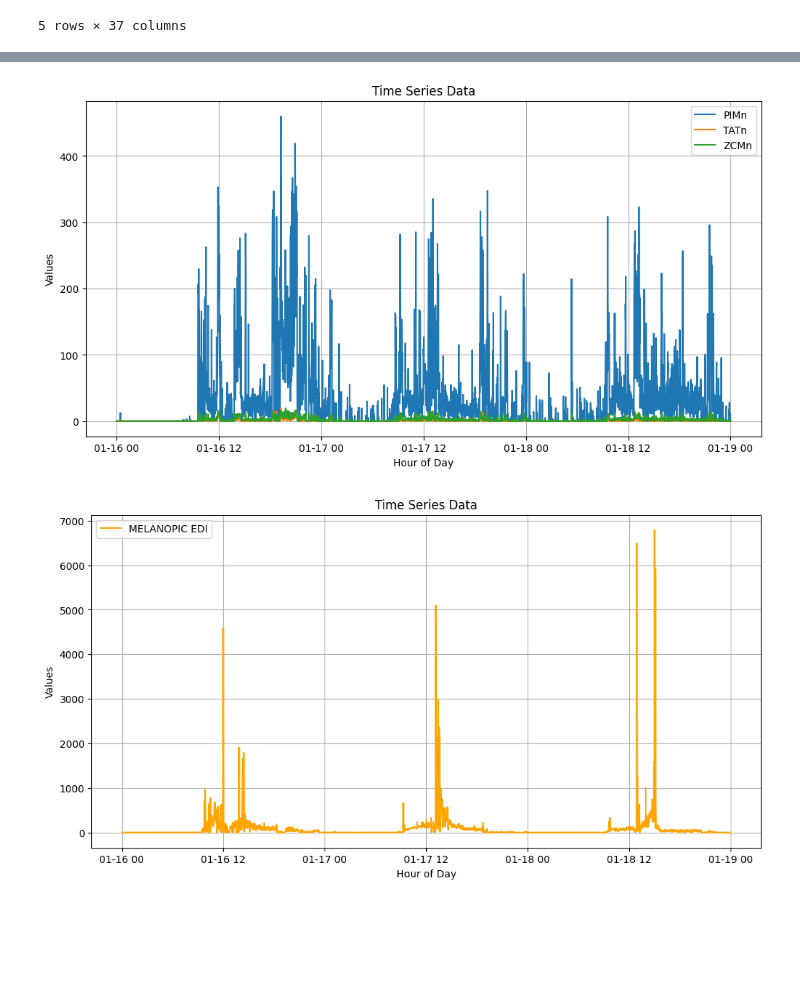
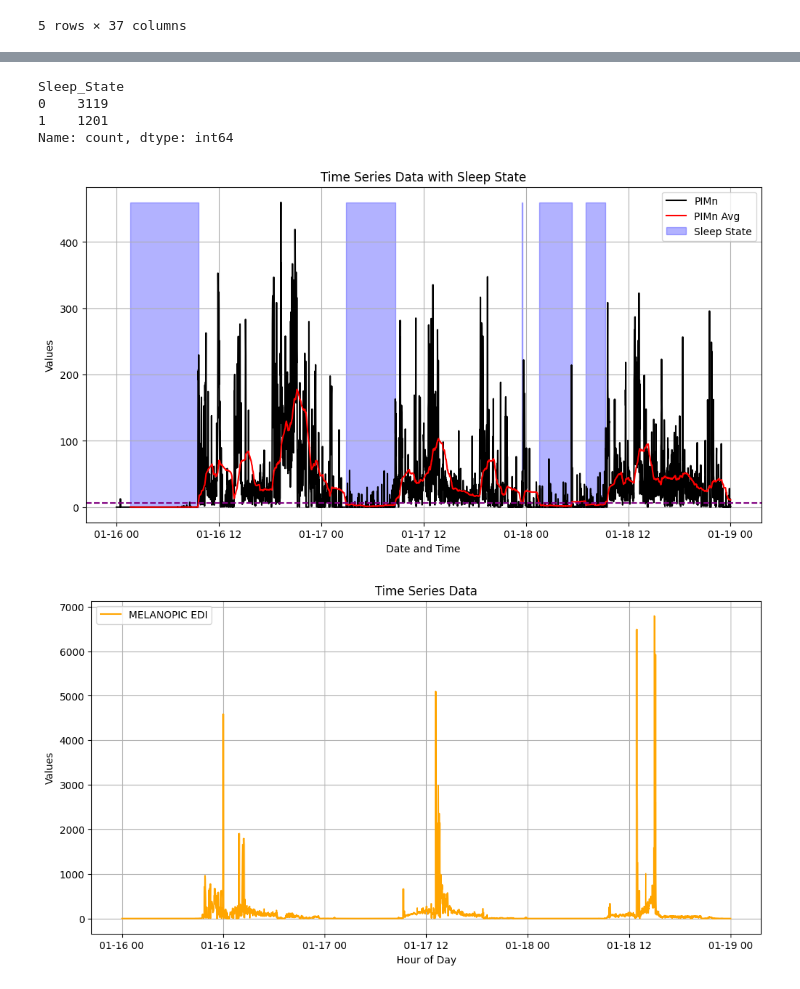
Before and after one commit to arahjou/ActLumus_plotter, a Jupyter notebook: test.ipynb, the cells around one changed output, grey strips where cells are left out. Cells and saved outputs as stored; diff of their text form; code cells hidden in the pictures; blank space fills up the shorter version.

```diff
--- a/test.ipynb
+++ b/test.ipynb
@@ -439,18 +440,33 @@ plt.show()
-# %%
-import matplotlib.pyplot as plt
-
-plt.figure(figsize=(12, 6))
-plt.plot(df_subset['DATE/TIME'], df_subset['PIMn'], label='PIMn')
-plt.plot(df_subset['DATE/TIME'], df_subset['TATn'], label='TATn')
-plt.plot(df_subset['DATE/TIME'], df_subset['ZCMn'], label='ZCMn')
-plt.xlabel('Hour of Day')
-plt.ylabel('Values')
-plt.title('Time Series Data')
-plt.legend()
-plt.grid()
-plt.show()
-# %% [output]
-[figure, removed]
+# %%
+df_subset['Sleep_State'].value_counts()
+# %% [output]
+Sleep_State
+0    3119
+1    1201
+Name: count, dtype: int64
+# %%
+# Calculate the rolling average for PIMn
+df_subset['PIMn_avg'] = df_subset['PIMn'].rolling(window=100).mean()
+
+# Define sleep state based on the average PIMn
+df_subset['Sleep_State'] = df_subset['PIMn_avg'].apply(lambda x: 1 if x < 6 else 0)
+
+# Plot the data with sleep state shading
+import matplotlib.pyplot as plt
+
+plt.figure(figsize=(12, 6))
+plt.plot(df_subset['DATE/TIME'], df_subset['PIMn'], label='PIMn', color = "black")
+plt.plot(df_subset['DATE/TIME'], df_subset['PIMn_avg'], label='PIMn Avg', color = "red")
+plt.fill_between(df_subset['DATE/TIME'], 0, df_subset['PIMn'].max(), where=df_subset['Sleep_State'] == 1, color='blue', alpha=0.3, label='Sleep State')
+plt.axhline(y=6, color='purple', linestyle='--')
+plt.xlabel('Date and Time')
+plt.ylabel('Values')
+plt.title('Time Series Data with Sleep State')
+plt.legend()
+plt.grid()
+plt.show()
+# %% [output]
+[figure, added]
 # %%
 import matplotlib.pyplot as plt
 
```
Also changed, not shown: parts of 3 cells of this notebook.
